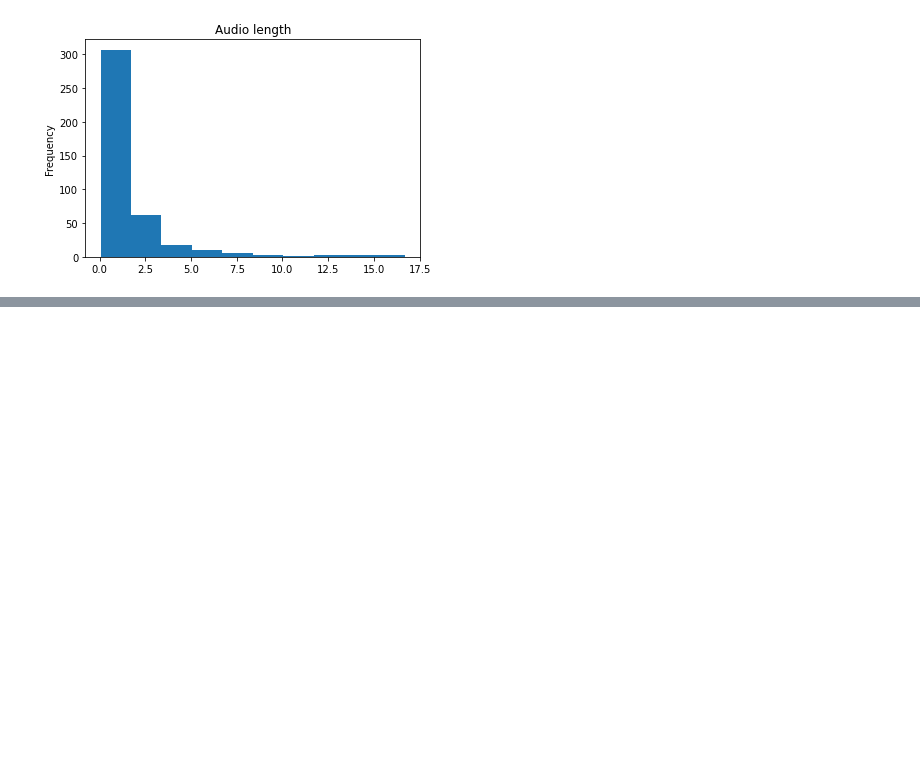
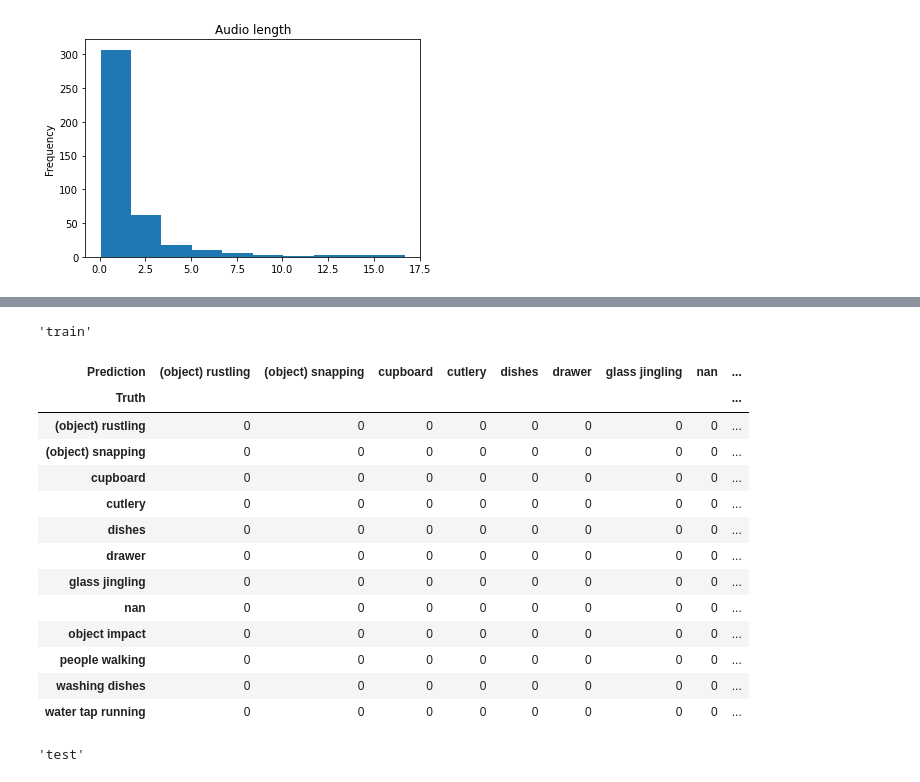
Before and after one commit to elda27/AudioEventClassification, a Jupyter notebook: CNN.ipynb, the cells around one changed output, grey strips where cells are left out. Saved outputs shown, nothing was run; the diff lists cells and outputs as text; code cells hidden in the pictures; blank space fills up the shorter version.

```diff
--- a/CNN.ipynb
+++ b/CNN.ipynb
@@ -403,0 +406,67 @@ NameError: name 'training_params' is not defined
+# %%
+from itertools import product
+from sklearn.metrics import accuracy_score
+accuracy_data = []
+model = create_cnn_model()
+model.load_weights(str(cur_model_dir / (checkpoint_name + '.model')))
+model.compile()
+
+results = {}
+for target_name, dataset in zip(['train', 'test'], [train_dataset, test_dataset]):
+    pred_logits = model.predict(dataset)
+    pred_labels = tf.argmax(tf.nn.softmax(pred_logits, axis=1), axis=1)
+
+    truth_labels = []
+    for batch in dataset:
+        truth_labels.extend(batch[1].numpy())
+    metric = tf.reduce_mean(tf.keras.metrics.sparse_categorical_accuracy(
+        tf.convert_to_tensor(np.array(truth_labels).astype(np.int32)),
+        tf.convert_to_tensor(pred_logits.astype(np.float32))
+    )).numpy()
+
+    truth_labels = np.array(sound_events).take(truth_labels)
+    pred_labels = np.array(sound_events).take(pred_labels)
+
+    agg_df = pd.crosstab(
+        pd.Series(truth_labels, name='Truth'),
+        pd.Series(pred_labels, name='Prediction'),
+    )
+    agg_df = agg_df.reindex(columns=sound_events, index=sound_events, fill_value=0)
+    display(target_name)
+    display(agg_df)
+
+    accuracy = {}
+    for name in sound_events:
+        mask = truth_labels == name
+        accuracy[name] = accuracy_score(truth_labels[mask], pred_labels[mask])
+    accuracy['Metric'] = metric
+    accuracy_data.append(pd.Series(accuracy, name=target_name))
+
+    results[target_name] = {
+        'Prediction': pd.DataFrame({
+            'Prediction': pred_labels,
+            'Truth': truth_labels,
+        }),
+        'Agg': agg_df,
+        'Accuracy': accuracy_data,
+    }
+accuracy_df = pd.DataFrame(accuracy_data)
+accuracy_df['Mean'] = accuracy_df.mean(axis=1)
+display(accuracy_df.T)
+# %% [output]
+'train'
+| Prediction | (object) rustling | (object) snapping | cupboard | cutlery | dishes | drawer | glass jingling | nan | ... |
+| Truth |  |  |  |  |  |  |  |  | ... |
+| (object) rustling | 0 | 0 | 0 | 0 | 0 | 0 | 0 | 0 | ... |
+| (object) snapping | 0 | 0 | 0 | 0 | 0 | 0 | 0 | 0 | ... |
+| cupboard | 0 | 0 | 0 | 0 | 0 | 0 | 0 | 0 | ... |
+| cutlery | 0 | 0 | 0 | 0 | 0 | 0 | 0 | 0 | ... |
+| dishes | 0 | 0 | 0 | 0 | 0 | 0 | 0 | 0 | ... |
+| drawer | 0 | 0 | 0 | 0 | 0 | 0 | 0 | 0 | ... |
+| glass jingling | 0 | 0 | 0 | 0 | 0 | 0 | 0 | 0 | ... |
+| nan | 0 | 0 | 0 | 0 | 0 | 0 | 0 | 0 | ... |
+| object impact | 0 | 0 | 0 | 0 | 0 | 0 | 0 | 0 | ... |
+| people walking | 0 | 0 | 0 | 0 | 0 | 0 | 0 | 0 | ... |
+| washing dishes | 0 | 0 | 0 | 0 | 0 | 0 | 0 | 0 | ... |
+| water tap running | 0 | 0 | 0 | 0 | 0 | 0 | 0 | 0 | ... |
+'test'
```
Also changed, not shown: parts of 14 cells of this notebook.
